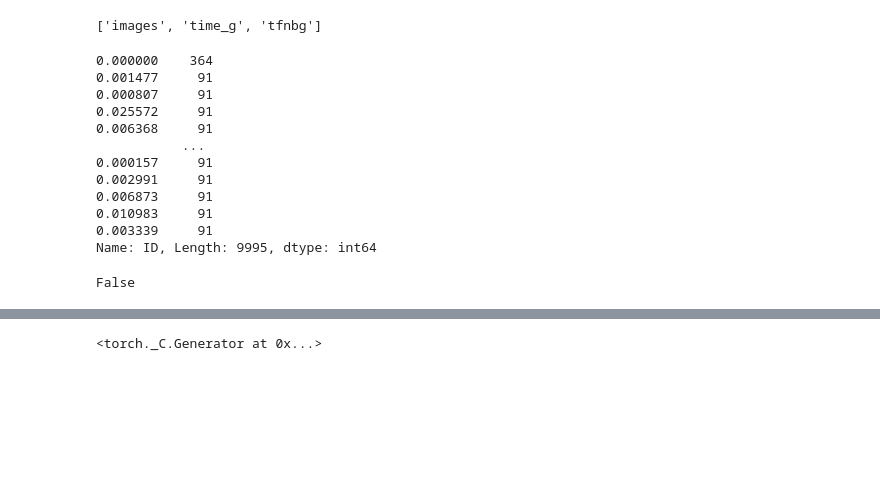
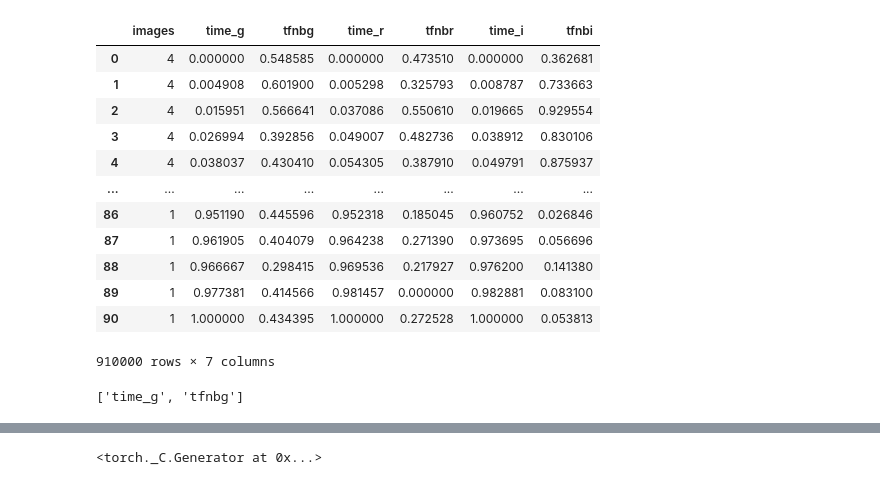
Before and after one commit to herjy/Simulators, a Jupyter notebook: Hsiao/Multivariate time series classification using LSTM.ipynb, the cells around one changed output, grey strips where cells are left out. Drawn from its saved outputs; the diff is of its cells as text; code cells hidden in the pictures; blank space fills up the shorter version.

```diff
--- a/Hsiao/Multivariate time series classification using LSTM.ipynb
+++ b/Hsiao/Multivariate time series classification using LSTM.ipynb
@@ -52,24 +41,47 @@ plt.show();
+# %%
+def standard(dataset):
+
+    scaler = MinMaxScaler(feature_range = (0, 1))
+    #scaler = StandardScaler
+
+    df = 0
+    dfbis = 0
+    for ide, group in dataset.groupby('ID'):
+
+        a = dataset[dataset.ID == ide]
+        c = a['images']
+        data = a[a.columns[2:]]
+        data = pd.DataFrame(scaler.fit_transform(data), columns=dataset.columns[2:])
+
+        if ide == 0:
+            df = pd.concat([c, data], axis=1)
+        else:
+            dfbis = pd.concat([c.reset_index(), data], axis = 1)
+            df = pd.concat([df, dfbis])
+
+
+    del df['index']
+    return df
+# %%
+f = standard(f)
+# %%
+f
+# %% [output]
+|  | images | time_g | tfnbg | time_r | tfnbr | time_i | tfnbi |
+| 0 | 4 | 0.000000 | 0.548585 | 0.000000 | 0.473510 | 0.000000 | 0.362681 |
+| 1 | 4 | 0.004908 | 0.601900 | 0.005298 | 0.325793 | 0.008787 | 0.733663 |
+| 2 | 4 | 0.015951 | 0.566641 | 0.037086 | 0.550610 | 0.019665 | 0.929554 |
+| 3 | 4 | 0.026994 | 0.392856 | 0.049007 | 0.482736 | 0.038912 | 0.830106 |
+| 4 | 4 | 0.038037 | 0.430410 | 0.054305 | 0.387910 | 0.049791 | 0.875937 |
+| ... | ... | ... | ... | ... | ... | ... | ... |
+| 86 | 1 | 0.951190 | 0.445596 | 0.952318 | 0.185045 | 0.960752 | 0.026846 |
+| 87 | 1 | 0.961905 | 0.404079 | 0.964238 | 0.271390 | 0.973695 | 0.056696 |
+| 88 | 1 | 0.966667 | 0.298415 | 0.969536 | 0.217927 | 0.976200 | 0.141380 |
+| 89 | 1 | 0.977381 | 0.414566 | 0.981457 | 0.000000 | 0.982881 | 0.083100 |
+| 90 | 1 | 1.000000 | 0.434395 | 1.000000 | 0.272528 | 1.000000 | 0.053813 |
+910000 rows × 7 columns
 # %%
-feature_columns = x_train.columns.tolist()[1:4]
+feature_columns = f.columns.tolist()[1:3]
 feature_columns
 # %% [output]
-['images', 'time_g', 'tfnbg']
+['time_g', 'tfnbg']
-# %%
-x_train.ID.value_counts()
-# %% [output]
-0.000000    364
-0.001477     91
-0.000807     91
-0.025572     91
-0.006368     91
-           ...
-0.000157     91
-0.002991     91
-0.006873     91
-0.010983     91
-0.003339     91
-Name: ID, Length: 9995, dtype: int64
-# %%
-(x_train.ID.value_counts() ==91).sum() == len(y_train)
-# %% [output]
-False
```
Also changed, not shown: parts of 39 cells of this notebook.
